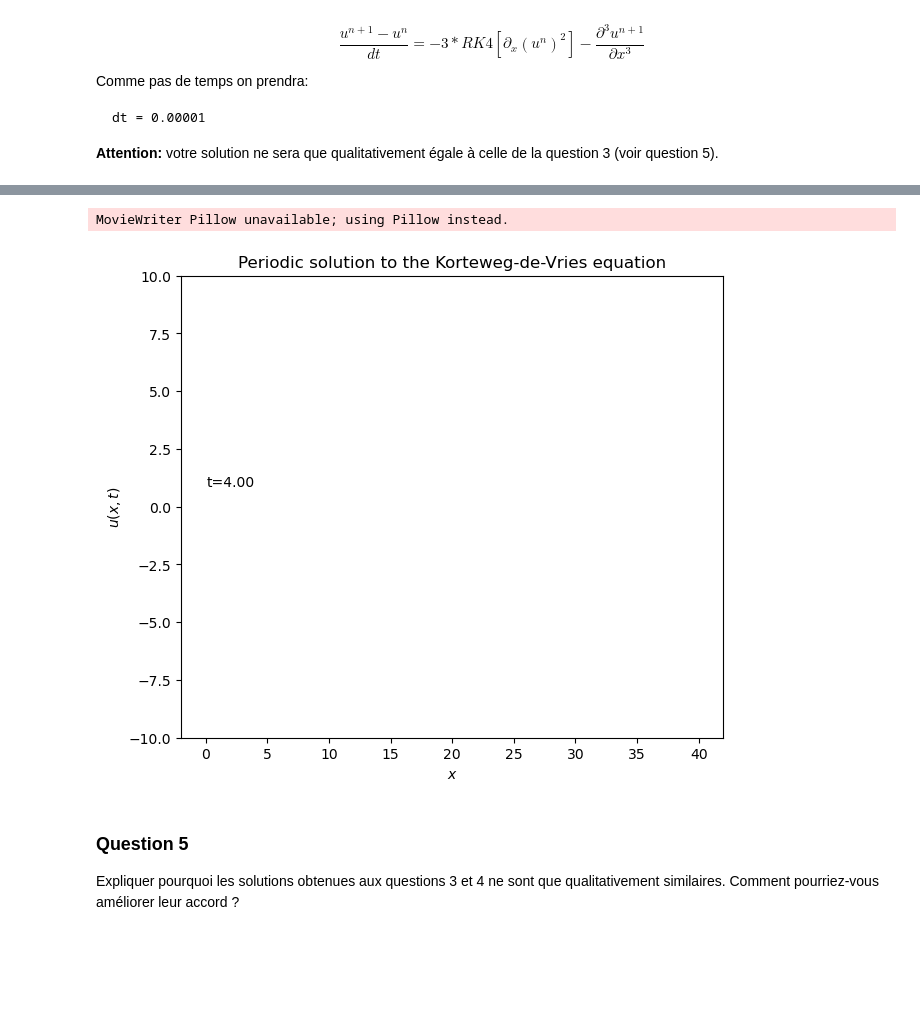
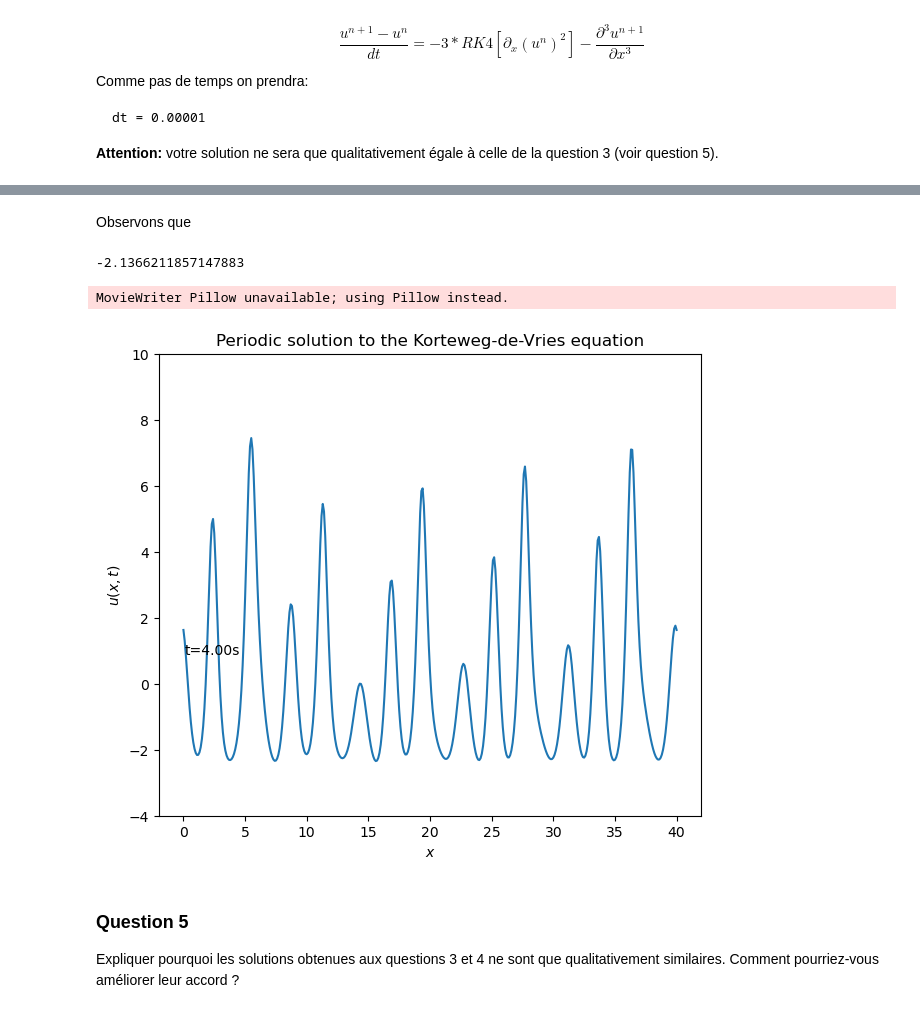
Before and after one commit to jmoeil/Travail20222023, a Jupyter notebook: Travail20222023.ipynb, the cells around one changed output, grey strips where cells are left out. Cells and saved outputs as stored; diff of their text form; code cells hidden in the pictures; blank space fills up the shorter version.

```diff
--- a/Travail20222023.ipynb
+++ b/Travail20222023.ipynb
@@ -181,7 +181,7 @@ def animate(time,dt,s):
     # update the time text.
     # j*dt is displayed with two digits
     # after the decimal point
-    time_text.set_text(f't={time:.2f}')
+    time_text.set_text(f't={time:.2f}s')
 
     # return the updated data to FuncAnimation
     return line, time_text
@@ -332,16 +336,0 @@ L'opération de dérivée troisième s'approxime comme un opérateur linéaire.
-# %%
-from TP import *
-
-xi,xf = 0.0,100.0
-L = 40
-nx = 401
-dx = L/(nx-1)
-x = np.array([i * dx for i in range(nx)])
-ti,tf = 0,4
-dt = 0.00001
-nt = int((tf-ti)/dt)
-
-
-A = d3_mat(nx,dx)
-I = np.eye(nx,nx)
-np.dot(np.linalg.inv(I+A),I+A)[1]
@@ -365,0 +337,13 @@ array([-1.98607660e-16,  1.00000000e+00, -2.09575375e-15, -9.46175035e-16,
+# %%
+dt = 0.00001
+nt = int((tf-ti)/dt)
+
+A = d3_mat_periodic(nx,dx)
+I = np.eye(nx,nx)
+k = np.linalg.inv(I+dt*A)
+B = d1_mat_periodic(nx,dx)
+u = np.empty((nt+1,nx))
+u[0] = 10/3 * np.cos(np.pi*x/20)
+for i in range(nt):
+    u[i+1] = k@u[i]-3*dt*k@q4_rk4(u[i],rhs_q4_rk4,dt,B)
+s = u
@@ -366,22 +365,28 @@ array([-1.98607660e-16,  1.00000000e+00, -2.09575375e-15, -9.46175035e-16,
+# %% [markdown]
+Observons que
+# %%
+s[nt,100]
+# %% [output]
+-2.1366211857147883
 # %%
 fig, ax = plt.subplots(1, 1, figsize=(7,6))
 line, = ax.plot(x, s[0])
 time_text = ax.text(0.1, 0.9, 't=0')
 
 ax.set_xlabel('$x$')
 ax.set_ylabel('$u(x,t)$')
-ax.set_ylim(-10,10)
+ax.set_ylim(-4,10)
 ax.set_title('Periodic solution to the Korteweg-de-Vries equation')
 step = nt/90
 times = np.arange(0, nt+step, step)*dt
 fargs = dt,s
 
 ani = animation.FuncAnimation(
     fig, animate, interval=100, frames=times, repeat=True,fargs=fargs)
-ani.save('q4.gif',writer='Pillow')
+ani.save('periodic_q4.gif',writer='Pillow')
 # %% [output]
 MovieWriter Pillow unavailable; using Pillow instead.
-[figure, old version]
+[figure, new version]
 # %% [markdown]
 ### Question 5
 
```
Also changed, not shown: parts of 7 cells of this notebook, 1 other file.
